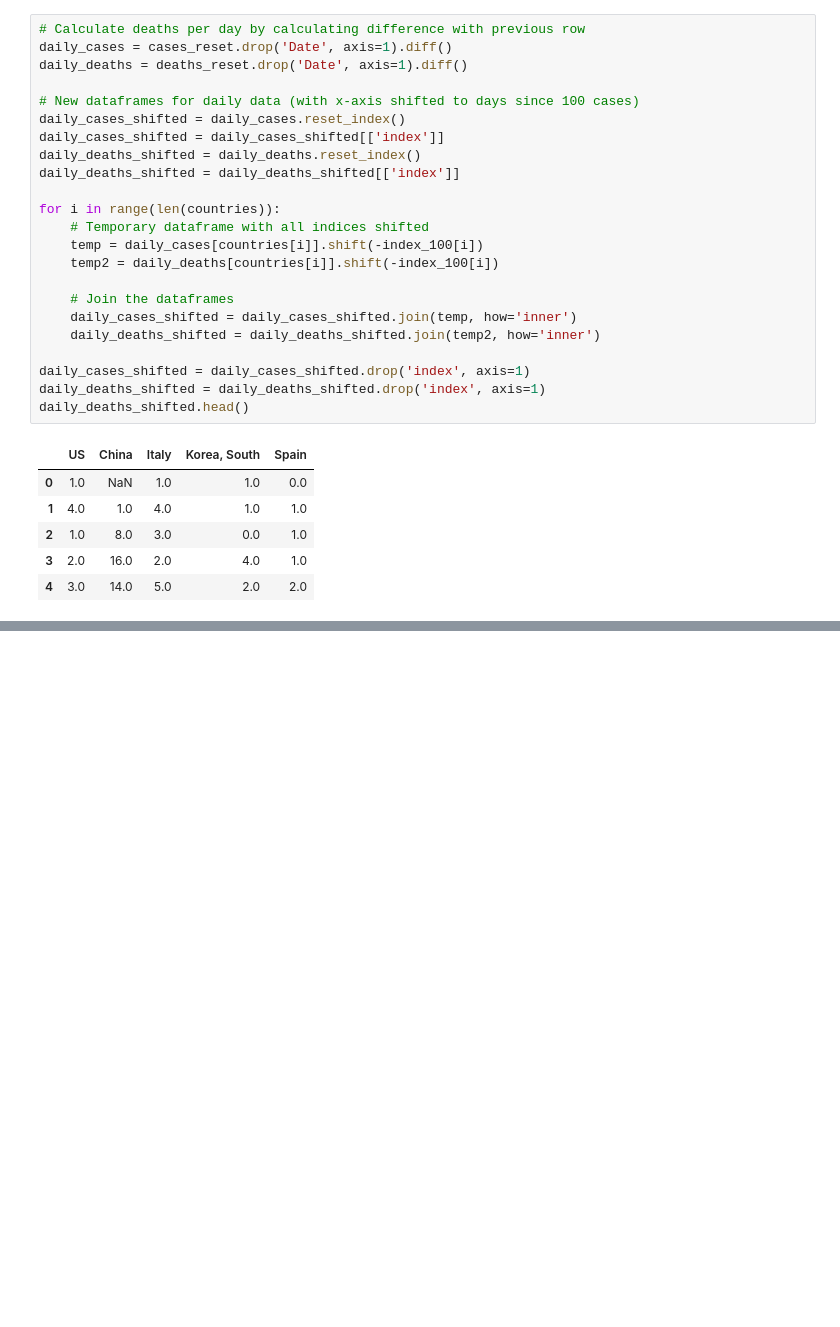
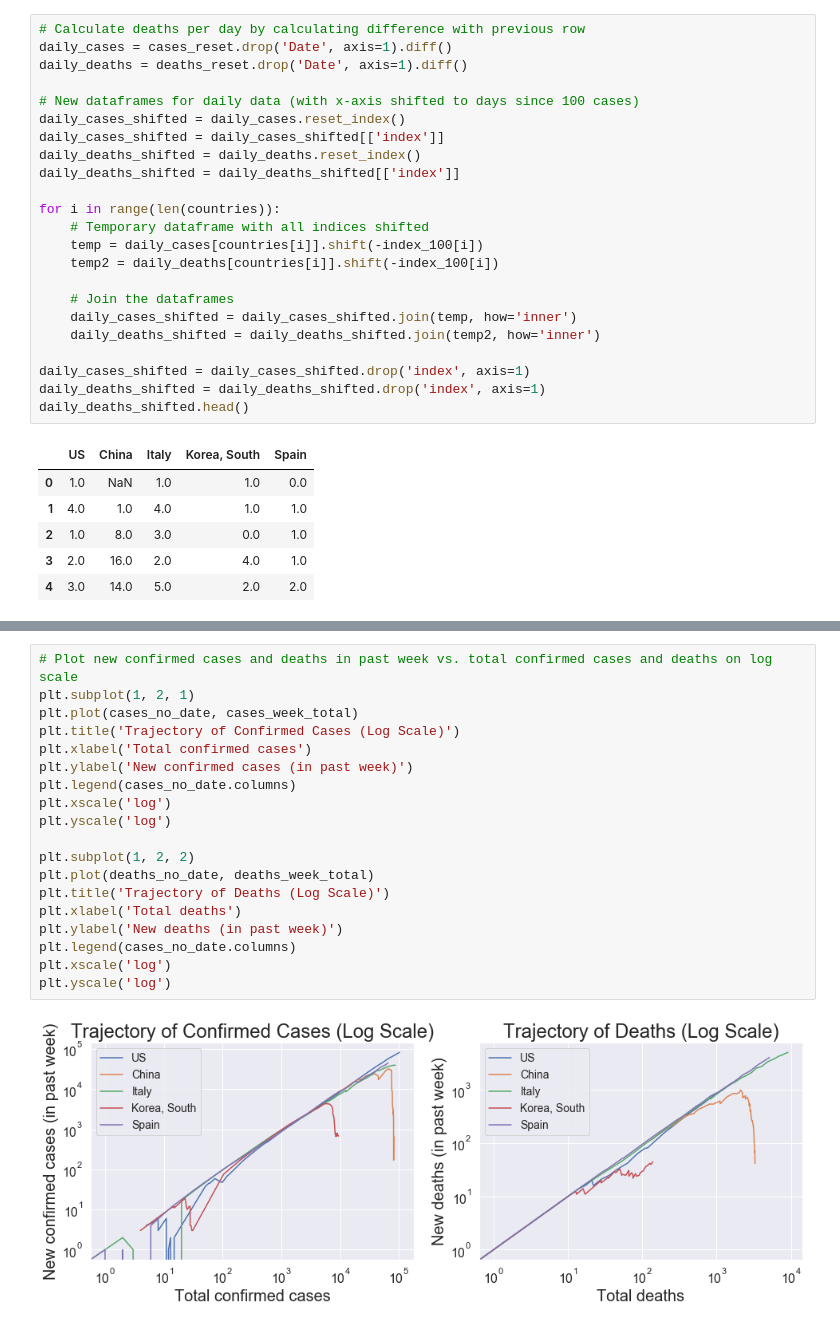
Before and after one commit to AMWen/COVID-19, a Jupyter notebook: COVID-19.ipynb, the cells around one changed output, grey strips where cells are left out. Drawn from its saved outputs; the diff is of its cells as text; blank space fills up the shorter version.

```diff
--- a/COVID-19.ipynb
+++ b/COVID-19.ipynb
@@ -357,0 +406,21 @@ Text(0, 0.5, 'Number of people')
+# %%
+# Plot new confirmed cases and deaths in past week vs. total confirmed cases and deaths on log scale
+plt.subplot(1, 2, 1)
+plt.plot(cases_no_date, cases_week_total)
+plt.title('Trajectory of Confirmed Cases (Log Scale)')
+plt.xlabel('Total confirmed cases')
+plt.ylabel('New confirmed cases (in past week)')
+plt.legend(cases_no_date.columns)
+plt.xscale('log')
+plt.yscale('log')
+
+plt.subplot(1, 2, 2)
+plt.plot(deaths_no_date, deaths_week_total)
+plt.title('Trajectory of Deaths (Log Scale)')
+plt.xlabel('Total deaths')
+plt.ylabel('New deaths (in past week)')
+plt.legend(cases_no_date.columns)
+plt.xscale('log')
+plt.yscale('log')
+# %% [output]
+[figure, added]
```
Also changed, not shown: parts of 15 cells of this notebook, 5 other files.
